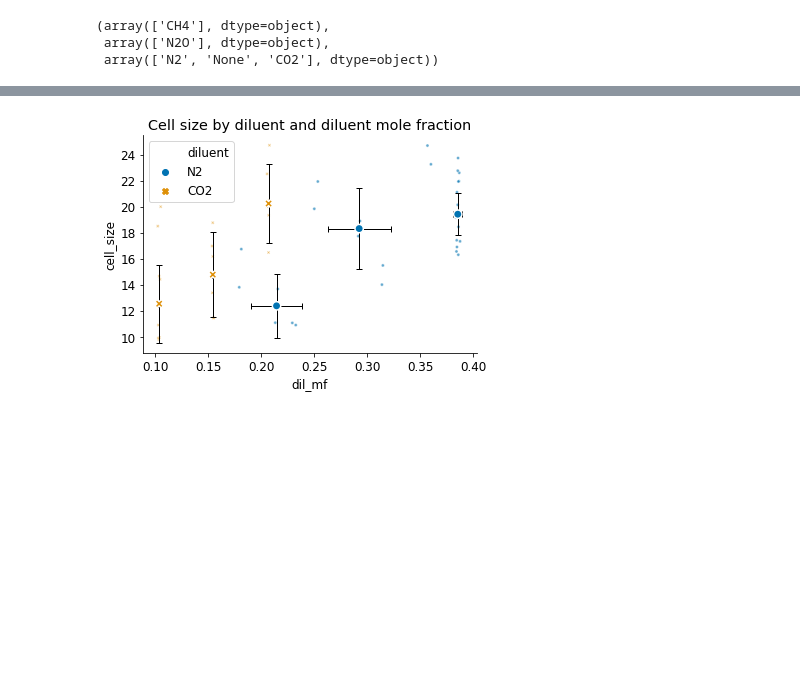
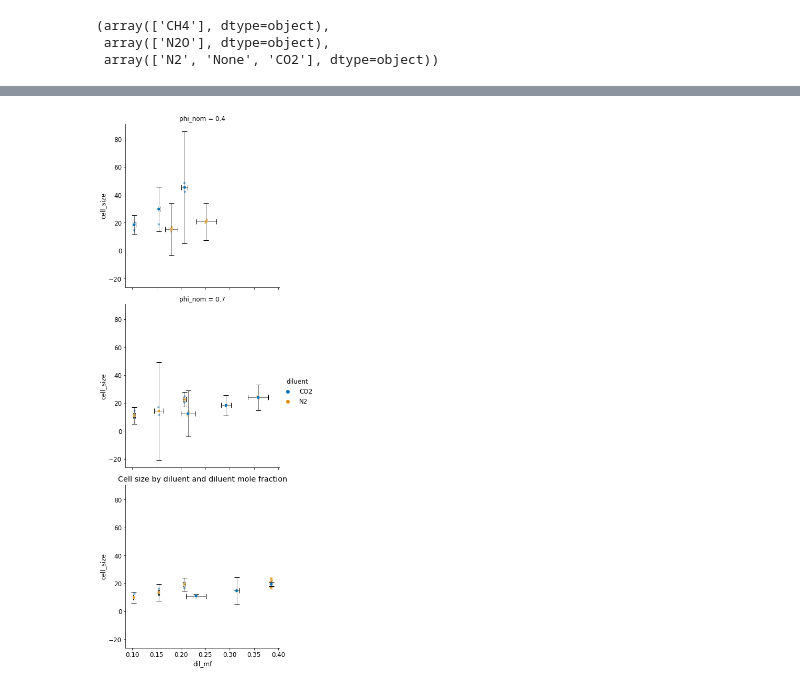
Before and after one commit to scramjetFoam/DetResearch, a Jupyter notebook: scripts/simulation_measurement_comparison/Updated measurement.ipynb, the cells around one changed output, grey strips where cells are left out. Drawn from its saved outputs; the diff is of its cells as text; code cells hidden in the pictures; blank space fills up the shorter version.

```diff
--- a/scripts/simulation_measurement_comparison/Updated measurement.ipynb
+++ b/scripts/simulation_measurement_comparison/Updated measurement.ipynb
@@ -309,6 +318,7 @@ df_shots = pd.DataFrame(
             r.shot.date,
             r.shot.shot_no,
             r.shot.diluent,
+            r.phi.set_point,
             r.result.nominal,
             r.result.with_all_uncertainty.std_dev,
             r.dil_mf.set_point,
@@ -321,6 +331,7 @@ df_shots = pd.DataFrame(
         "date",
         "shot",
         "diluent",
+        "phi_nom",
         "cell_size",
         "u_cell_size",
         "dil_mf_set",
@@ -355,7 +367,7 @@ sns.despine()
 df_mean = pd.DataFrame()
 alpha = 0.975
 estimator = np.median
-for (dil_mf_set, diluent), sub_df in df_shots.groupby(["dil_mf_set", "diluent"]):
+for (dil_mf_set, diluent, phi_nom), sub_df in df_shots.groupby(["dil_mf_set", "diluent", "phi_nom"]):
     n_meas = len(sub_df)
     t_stat = t.ppf(0.975, n_meas - 1)
     denom = np.sqrt(n_meas)
@@ -372,6 +384,7 @@ for (dil_mf_set, diluent), sub_df in df_shots.groupby(["dil_mf_set", "diluent"])
             [
                 diluent,
                 dil_mf_set,
+                phi_nom,
                 cell_size.nominal_value,
                 cell_size.std_dev,
                 dil_mf.nominal_value,
@@ -381,6 +394,7 @@ for (dil_mf_set, diluent), sub_df in df_shots.groupby(["dil_mf_set", "diluent"])
         columns=[
             "diluent",
             "dil_mf_set",
+            "phi_nom",
             "cell_size",
             "u_cell_size",
             "dil_mf",
@@ -389,5 +403,6 @@ for (dil_mf_set, diluent), sub_df in df_shots.groupby(["dil_mf_set", "diluent"])
     )
     df_mean = pd.concat((this_row, df_mean))
 
+df_mean.dropna(axis=0, inplace=True)
 df_mean
 # %% [output]
@@ -401,41 +427,52 @@ df_mean
 # %%
-for diluent, df_diluent in df_mean.groupby("diluent"):
-    plt.errorbar(
-        df_diluent.dil_mf,
-        df_diluent.cell_size,
-        df_diluent.u_cell_size,
-        df_diluent.u_dil_mf,
-        barsabove=True,
-        ls="",
-        c="k",
-        elinewidth=1,
-        capsize=3,
-        zorder=-1,
-    )
-
-sns.scatterplot(
-    "dil_mf",
-    "cell_size",
-    style="diluent",
+plots = sns.relplot(
+    x="dil_mf",
+    y="cell_size",
+    row="phi_nom",
     hue="diluent",
     data=df_shots,
-    alpha=0.6,
-    s=10,
-    legend=False,
     zorder=-2,
+    markers=["."],
+    s=20,
+    alpha=0.5,
 )
-sns.scatterplot(
-    "dil_mf",
-    "cell_size",
-    style="diluent",
-    hue="diluent",
-    data=df_mean,
-    s=70,
-    edgecolors="white",
-    linewidth=1.5,
-)
+# for diluent, df_diluent in df_mean.groupby("diluent"):
+#     plt.errorbar(
+#         df_diluent.dil_mf,
+#         df_diluent.cell_size,
+#         df_diluent.u_cell_size,
+#         df_diluent.u_dil_mf,
+#         barsabove=True,
+#         ls="",
+#         c="k",
+#         elinewidth=1,
+#         capsize=3,
+#         zorder=-1,
+#     )
+for phi_nom, ax in plots.axes_dict.items():
+    df_axes = df_mean[df_mean["phi_nom"] == phi_nom].copy()
+    ax.errorbar(
+        x=df_axes["dil_mf"],
+        y=df_axes["cell_size"],
+        xerr=df_axes["u_dil_mf"],
+        yerr=df_axes["u_cell_size"],
+        zorder=-1,
+        elinewidth=0.5,
+        capsize=5,
+        fmt="none",
+        c="k",
+    )
+    sns.scatterplot(
+        x="dil_mf",
+        y="cell_size",
+        style="diluent",
+        hue="diluent",
+        data=df_axes,
+        ax=ax,
+        legend=False,
+    )
 plt.title("Cell size by diluent and diluent mole fraction")
 sns.despine()
 # %% [output]
-[figure, old version]
+[figure, new version]
 # %%
```
Also changed, not shown: parts of 9 cells of this notebook, 8 other files.
